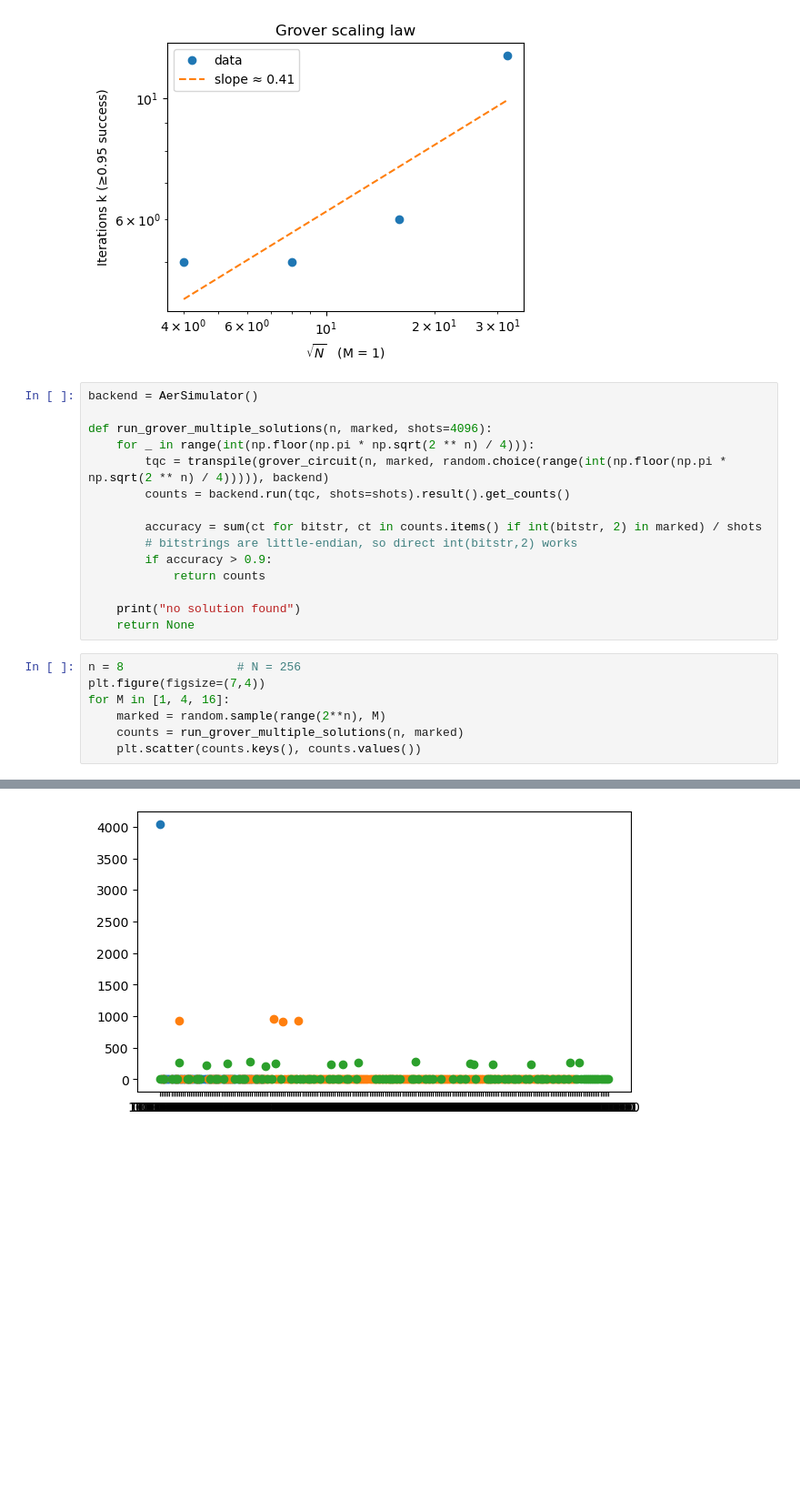
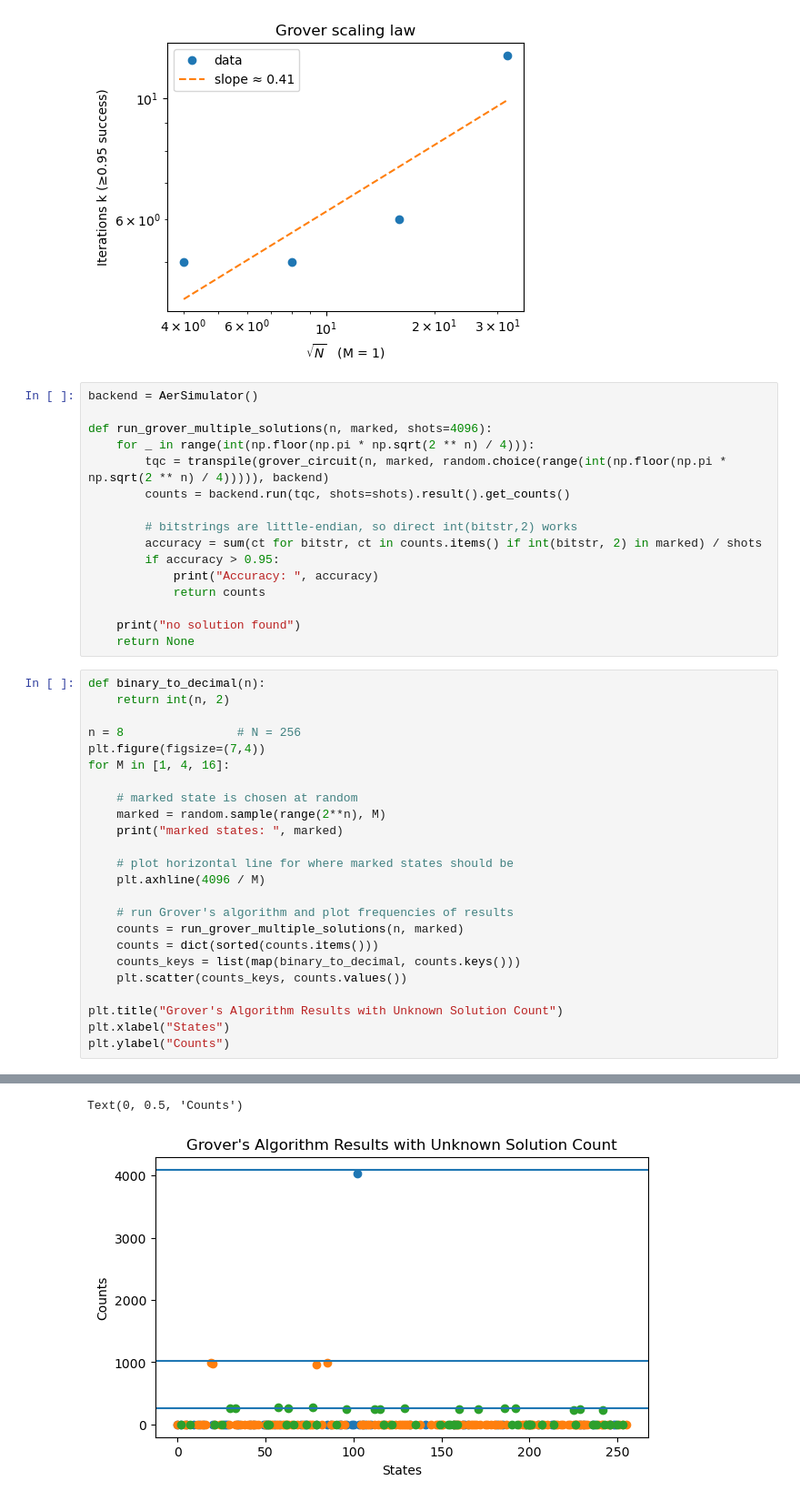
Before and after one commit to JL-Money/QuantumOps, a Jupyter notebook: quantum-grover-sim - Copy/simulation.ipynb, the cells around one changed output, grey strips where cells are left out. Shown: that part at 91% size. Drawn from its saved outputs; the diff is of its cells as text; blank space fills up the shorter version.

Commit message:
improve formatting for final graph

```diff
--- a/quantum-grover-sim - Copy/simulation.ipynb
+++ b/quantum-grover-sim - Copy/simulation.ipynb
@@ -122,18 +122,36 @@ def run_grover_multiple_solutions(n, marked, shots=4096):
         tqc = transpile(grover_circuit(n, marked, random.choice(range(int(np.floor(np.pi * np.sqrt(2 ** n) / 4))))), backend)
         counts = backend.run(tqc, shots=shots).result().get_counts()
 
+        # bitstrings are little-endian, so direct int(bitstr,2) works
         accuracy = sum(ct for bitstr, ct in counts.items() if int(bitstr, 2) in marked) / shots
-        # bitstrings are little-endian, so direct int(bitstr,2) works
-        if accuracy > 0.9:
+        if accuracy > 0.95:
+            print("Accuracy: ", accuracy)
             return counts
 
     print("no solution found")
     return None
 # %%
+def binary_to_decimal(n):
+    return int(n, 2)
+
 n = 8                # N = 256
 plt.figure(figsize=(7,4))
 for M in [1, 4, 16]:
+
+    # marked state is chosen at random
     marked = random.sample(range(2**n), M)
+    print("marked states: ", marked)
+
+    # plot horizontal line for where marked states should be
+    plt.axhline(4096 / M)
+
+    # run Grover's algorithm and plot frequencies of results
     counts = run_grover_multiple_solutions(n, marked)
-    plt.scatter(counts.keys(), counts.values())
+    counts = dict(sorted(counts.items()))
+    counts_keys = list(map(binary_to_decimal, counts.keys()))
+    plt.scatter(counts_keys, counts.values())
+
+plt.title("Grover's Algorithm Results with Unknown Solution Count")
+plt.xlabel("States")
+plt.ylabel("Counts")
 # %% [output]
@@ -140 +164,2 @@ for M in [1, 4, 16]:
+Text(0, 0.5, 'Counts')
-[figure, old version]
+[figure, new version]
```
Also changed, not shown: parts of 1 cell of this notebook.
